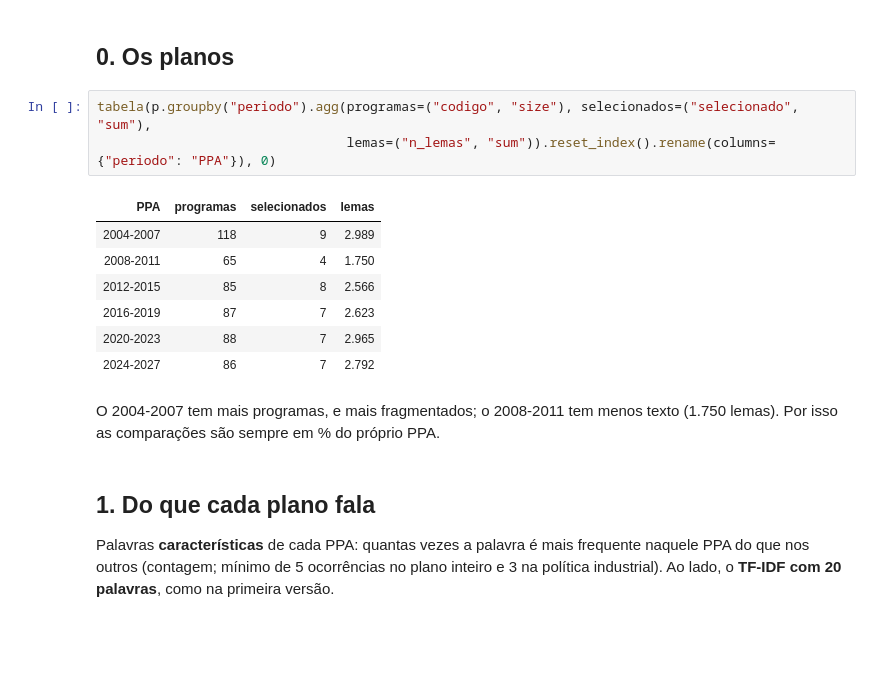
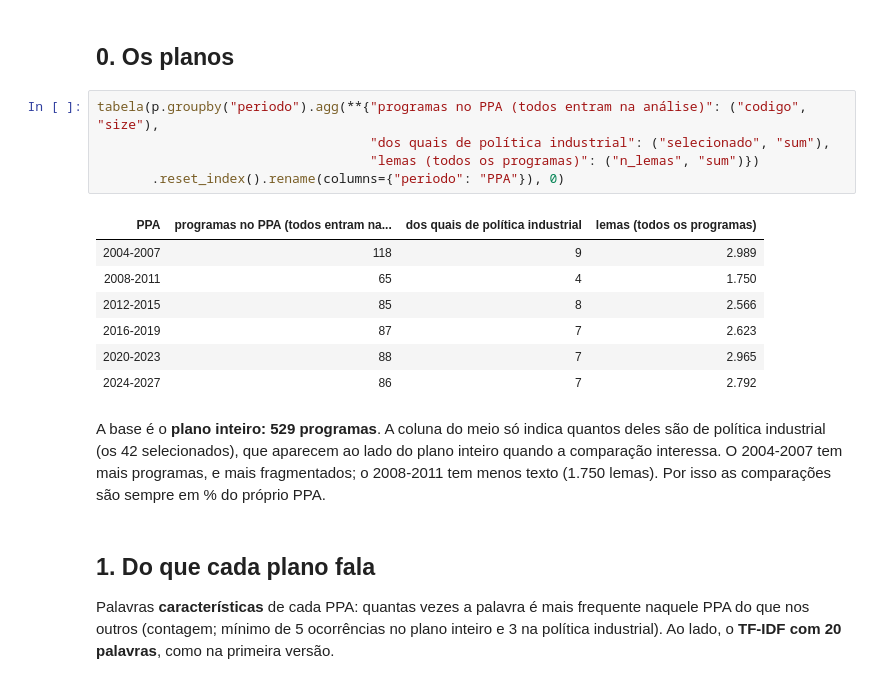
Before and after one commit to andreydeps/tcc-politica-industrial-sc, a Jupyter notebook: notebooks/historia_ppa.ipynb, the cells around one changed output. Drawn from its saved outputs; the diff is of its cells as text; blank space fills up the shorter version.

Commit message:
História: tabela inicial deixa claro que a base são todos os 529 programas
Co-Authored-By: Claude Opus 5.5 <noreply@anthropic.com>

```diff
--- a/notebooks/historia_ppa.ipynb
+++ b/notebooks/historia_ppa.ipynb
@@ -44,10 +44,12 @@ def tabela(df, casas=1, p_cols=("p variação", "p tendência")):
 # %% [markdown]
 ## 0. Os planos
 # %%
-tabela(p.groupby("periodo").agg(programas=("codigo", "size"), selecionados=("selecionado", "sum"),
-                                lemas=("n_lemas", "sum")).reset_index().rename(columns={"periodo": "PPA"}), 0)
+tabela(p.groupby("periodo").agg(**{"programas no PPA (todos entram na análise)": ("codigo", "size"),
+                                   "dos quais de política industrial": ("selecionado", "sum"),
+                                   "lemas (todos os programas)": ("n_lemas", "sum")})
+       .reset_index().rename(columns={"periodo": "PPA"}), 0)
 # %% [output]
-| PPA | programas | selecionados | lemas |
+| PPA | programas no PPA (todos entram na... | dos quais de política industrial | lemas (todos os programas) |
 | 2004-2007 | 118 | 9 | 2.989 |
 | 2008-2011 | 65 | 4 | 1.750 |
 | 2012-2015 | 85 | 8 | 2.566 |
@@ -55,7 +57,7 @@ tabela(p.groupby("periodo").agg(programas=("codigo", "size"), selecionados=("sel
 | 2020-2023 | 88 | 7 | 2.965 |
 | 2024-2027 | 86 | 7 | 2.792 |
 # %% [markdown]
-O 2004-2007 tem mais programas, e mais fragmentados; o 2008-2011 tem menos texto (1.750 lemas). Por isso as comparações são sempre em % do próprio PPA.
+A base é o **plano inteiro: 529 programas**. A coluna do meio só indica quantos deles são de política industrial (os 42 selecionados), que aparecem ao lado do plano inteiro quando a comparação interessa. O 2004-2007 tem mais programas, e mais fragmentados; o 2008-2011 tem menos texto (1.750 lemas). Por isso as comparações são sempre em % do próprio PPA.
 # %% [markdown]
 ## 1. Do que cada plano fala
 
```
